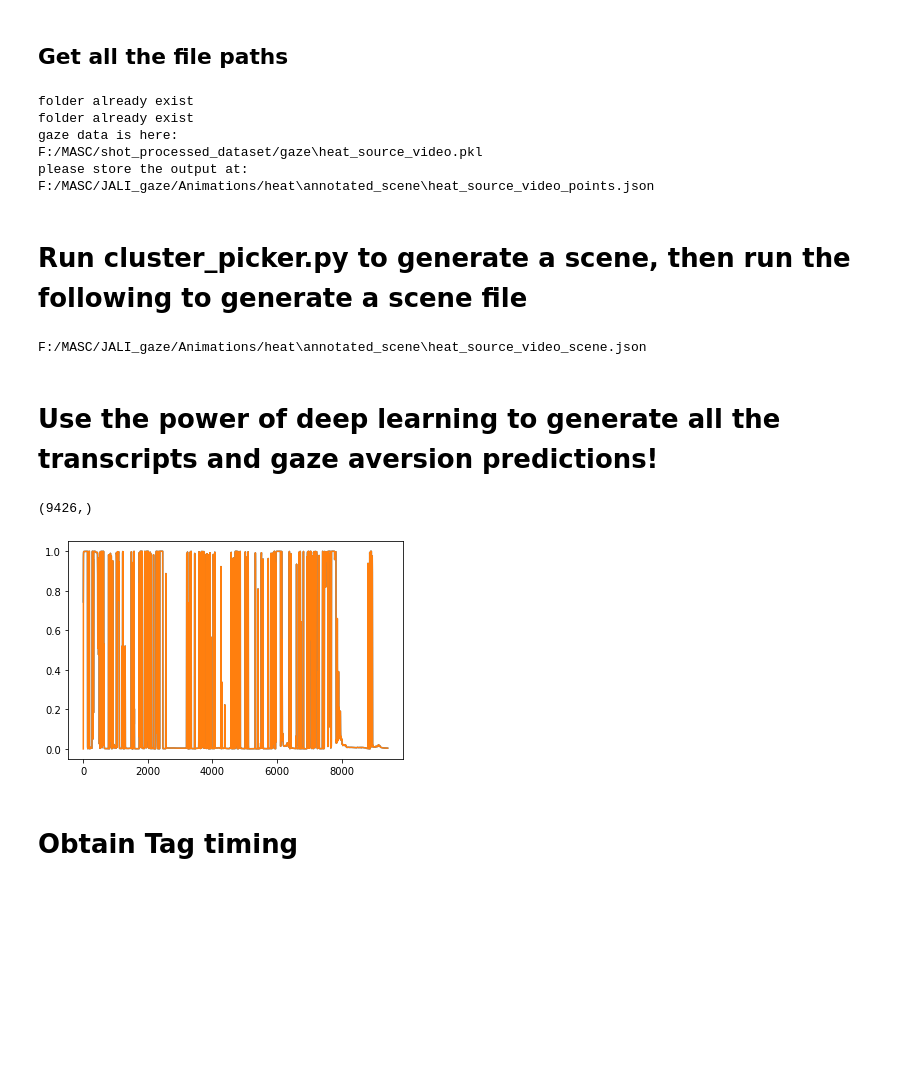
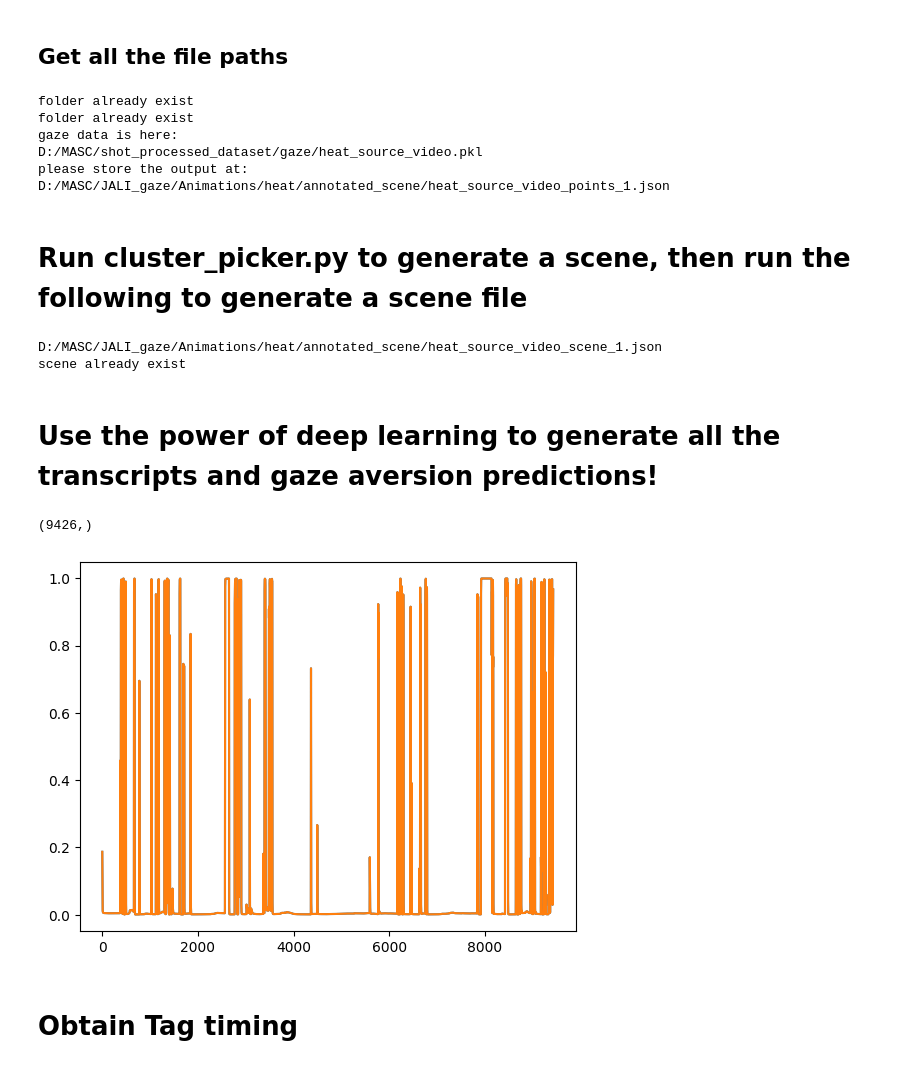
Before and after one commit to EvanSamaa/Gaze_project, a Jupyter notebook: gazeFramework_Deep_prior.ipynb, the cells around one changed output. Drawn from its saved outputs; the diff is of its cells as text; code cells hidden in the pictures; blank space fills up the shorter version.

```diff
--- a/gazeFramework_Deep_prior.ipynb
+++ b/gazeFramework_Deep_prior.ipynb
@@ -79,6 +81,19 @@ speaker_id = 1
 turn_taking_threshold = 2
 fps = 25
 np.random.seed(speaker_id)
+# %%
+# inputs (for jali laptop)
+# input_folder = "/Volumes/EVAN_DISK/MASC/Ribhav_processed_dataset/"
+input_folder = "D:/MASC/shot_processed_dataset/"
+input_file = "heat_source_video"
+outside_dataset = True
+model_location = "C:/Users/evan1/Documents/GitHub/Gaze_project/prototypes/Gaze_aversion_prior/sentence_word_audio_velocity_model"
+whisper_location = "C:/Users/evan1/Documents/GitHub/Gaze_project/models"
+temp_folder = "D:/MASC/JALI_gaze/Animations/heat"
+speaker_id = 1
+turn_taking_threshold = 2
+fps = 25
+np.random.seed(speaker_id)
 # %% [markdown]
 ## Get all the file paths
 # %%
@@ -94,25 +109,25 @@ try:
 except:
     print("folder already exist")
 # input_file_no_space = "'" + input_file_no_space + "'"
-praatoutput_1_path = os.path.join(temp_folder, input_file_no_space+"_{}_PraatOutput.txt".format(speaker_id))
-head_direction_json_path = os.path.join(*[input_folder, "head", input_file+".pkl"])
-gaze_direction_json_path = os.path.join(*[input_folder, "gaze", input_file+".pkl"])
-audio_path = os.path.join(*[temp_folder, input_file_no_space+"_{}.wav".format(speaker_id)])
-raw_audio_path = os.path.join(*[temp_folder, input_file_no_space+".wav".format(speaker_id)])
-text_file_path = os.path.join(*[temp_folder, input_file_no_space+"_{}.txt".format(speaker_id)])
-transcript_file_path = os.path.join(*[temp_folder, input_file+"_transcript.json".format(speaker_id)])
-tagged_text_file_path = os.path.join(*[temp_folder, input_file_no_space+"_{}_tagged.txt".format(speaker_id)])
+praatoutput_1_path = os.path.join(temp_folder, input_file_no_space+"_{}_PraatOutput.txt".format(speaker_id)).replace(os.sep, "/")
+head_direction_json_path = os.path.join(*[input_folder, "head", input_file+".pkl"]).replace(os.sep, "/")
+gaze_direction_json_path = os.path.join(*[input_folder, "gaze", input_file+".pkl"]).replace(os.sep, "/")
+audio_path = os.path.join(*[temp_folder, input_file_no_space+"_{}.wav".format(speaker_id)]).replace(os.sep, "/")
+raw_audio_path = os.path.join(*[temp_folder, input_file_no_space+".wav".format(speaker_id)]).replace(os.sep, "/")
+text_file_path = os.path.join(*[temp_folder, input_file_no_space+"_{}.txt".format(speaker_id)]).replace(os.sep, "/")
+transcript_file_path = os.path.join(*[temp_folder, input_file+"_transcript.json".format(speaker_id)]).replace(os.sep, "/")
+tagged_text_file_path = os.path.join(*[temp_folder, input_file_no_space+"_{}_tagged.txt".format(speaker_id)]).replace(os.sep, "/")
 if outside_dataset:
-    audio_path = os.path.join(*[temp_folder, input_file_no_space+"_{}.wav".format(speaker_id)])
+    audio_path = os.path.join(*[temp_folder, input_file_no_space+"_{}.wav".format(speaker_id)]).replace(os.sep, "/")
 # output paths
-output_neural_location = os.path.join(*[temp_folder, "outputs", input_file+"_neural.pkl"])
-output_turn_taking_location = os.path.join(*[temp_folder, "outputs", input_file+"_turn_taking.pkl"])
-output_gaze_deploy_location = os.path.join(*[temp_folder, "outputs", input_file+"_gaze_deploy.pkl"])
-output_static_salience_location = os.path.join(*[temp_folder, "outputs", input_file+"_static_salience_map.pkl"])
-output_stare_location = os.path.join(*[temp_folder, "outputs", input_file+"_stare.pkl"])
+output_neural_location = os.path.join(*[temp_folder, "outputs", input_file+"_neural_{}.pkl".format(speaker_id)]).replace(os.sep, "/")
+output_turn_taking_location = os.path.join(*[temp_folder, "outputs", input_file+"_turn_taking.pkl"]).replace(os.sep, "/")
+output_gaze_deploy_location = os.path.join(*[temp_folder, "outputs", input_file+"_gaze_deploy.pkl"]).replace(os.sep, "/")
+output_static_salience_location = os.path.join(*[temp_folder, "outputs", input_file+"_static_salience_map.pkl"]).replace(os.sep, "/")
+output_stare_location = os.path.join(*[temp_folder, "outputs", input_file+"_stare.pkl"]).replace(os.sep, "/")
 # other important input data (such as scene )
-annotation_data_path = os.path.join(*[temp_folder, "annotated_scene", input_file+"_points.json"])
-scene_data_path = os.path.join(*[temp_folder, "annotated_scene", input_file+"_scene.json"])
+annotation_data_path = os.path.join(*[temp_folder, "annotated_scene", input_file+"_points_{}.json".format(speaker_id)]).replace(os.sep, "/")
+scene_data_path = os.path.join(*[temp_folder, "annotated_scene", input_file+"_scene_{}.json".format(speaker_id)]).replace(os.sep, "/")
 basic_scene_data_path = "./data/look_at_points/simplest_scene2_less_items.json"
 print("gaze data is here:\n"+gaze_direction_json_path)
 print("please store the output at:\n"+annotation_data_path)
@@ -120,16 +135,18 @@ print("please store the output at:\n"+annotation_data_path)
 folder already exist
 folder already exist
 gaze data is here:
-F:/MASC/shot_processed_dataset/gaze\heat_source_video.pkl
+D:/MASC/shot_processed_dataset/gaze/heat_source_video.pkl
 please store the output at:
-F:/MASC/JALI_gaze/Animations/heat\annotated_scene\heat_source_video_points.json
+D:/MASC/JALI_gaze/Animations/heat/annotated_scene/heat_source_video_points_1.json
 # %% [markdown]
 # Run cluster_picker.py to generate a scene, then run the following to generate a scene file
 # %%
-annotation = pkl.load(open(annotation_data_path, "rb"))
+with open(annotation_data_path, "rb") as f:
+    annotation = pkl.load(f)
 annotation = np.array(annotation)
 annotation_positions = directions_from_rotation_angles(annotation[:, :2], 200)
-scene_json = json.load(open(basic_scene_data_path))
+with open(basic_scene_data_path) as f:
+    scene_json = json.load(f)
 scene = AgentInfo(basic_scene_data_path)
 for i in range(0, annotation_positions.shape[0]):
     annotation_positions[i] = scene.transform_local_to_world(annotation_positions[i])
@@ -170,10 +187,15 @@ output["object_interestingness"] = object_interestingness
 output["object_pos"] = object_pos
 output["object_type"] = object_type
 output["self_pos"] = scene_json["self_pos"]
-json.dump(output, open(scene_data_path, "w"))
 print(scene_data_path)
+if os.path.exists(scene_data_path):
+    print("scene already exist")
+else:
+    with open(scene_data_path, "w") as f:
+        json.dump(output, f)
 # %% [output]
-F:/MASC/JALI_gaze/Animations/heat\annotated_scene\heat_source_video_scene.json
+D:/MASC/JALI_gaze/Animations/heat/annotated_scene/heat_source_video_scene_1.json
+scene already exist
 # %% [markdown]
 # Use the power of deep learning to generate all the transcripts and gaze aversion predictions!
 # %%
@@ -226,25 +248,25 @@ class Neural_input_Saliency(Base_Static_Saliency_List):
 # aversion_saliency.compute_salience(ts, turn_taking_salience_list)
 # %%
 model = Aversion111Prior(model_location, whisper_location)
-aversion_probabilities = model.predict(temp_folder, input_folder, input_file, 0, in_dataset=False)
+aversion_probabilities = model.predict(temp_folder, input_folder, input_file, speaker_id, in_dataset=False)
 ts = np.arange(0, aversion_probabilities.shape[0]) / fps
 # 1 is direct gaze, 0 is aversion, here I want aversion probability
 aversion_probability = runEuro(ts, aversion_probabilities)[:, 0]
 plt.plot(aversion_probability)
 # since the model doesn't give prediction until later in the audio.
 # I will omit the prediction until the mode is fairly certain
 print(aversion_probability.shape)
 for i in range(0, aversion_probability.shape[0]):
     if np.abs(aversion_probability[i] - 0.5) <= 0.3:
         aversion_probability[i] = 0
     else:
         break
 plt.plot(aversion_probability, label="")
 aversion_probability = np.where(aversion_probability > 0.5, 1, 0)
 # plt.plot(aversion_probability)
 # %% [output]
 (9426,)
-[figure, old version]
+[figure, new version]
 # %% [markdown]
 # Obtain Tag timing
 # %%
```
Also changed, not shown: parts of 6 cells of this notebook, 17 other files.
